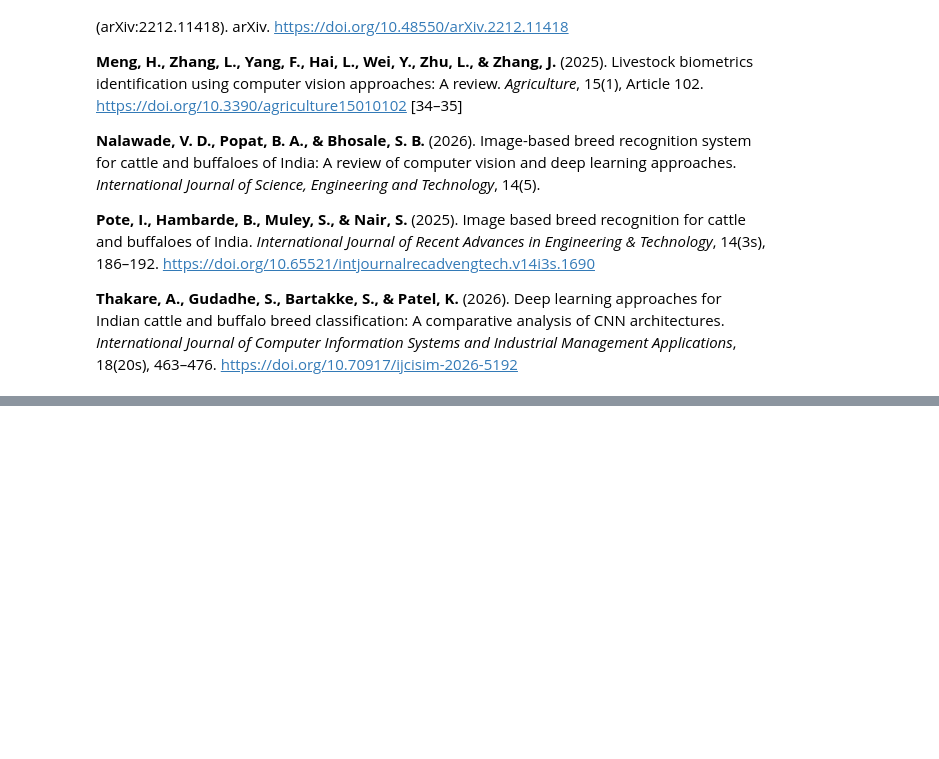
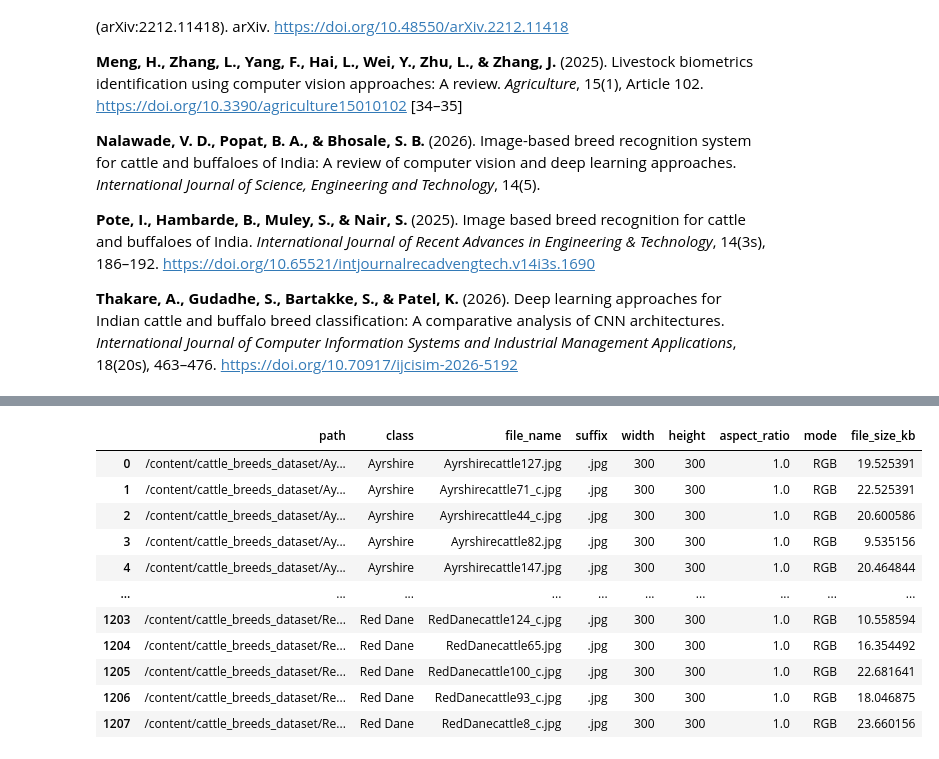
Before and after one commit to lukexyzz/Deep_Learning_Coursework, a Jupyter notebook: Deep_Learning_Coursework_s5623768.ipynb, the cells around one changed output, grey strips where cells are left out. Saved outputs shown, nothing was run; the diff lists cells and outputs as text; code cells hidden in the pictures; blank space fills up the shorter version.

Commit message:
Data auditing setup ready for evaluation

```diff
--- a/Deep_Learning_Coursework_s5623768.ipynb
+++ b/Deep_Learning_Coursework_s5623768.ipynb
@@ -68,0 +294,19 @@ Bhole, A., Falzon, G., Kwan, P., &amp; Guo, L.** (2022). *Cattle detection occlu
+# %%
+import shutil
+
+source_data_path = Path('/content/Cattle Breeds')
+target_data_path = CONFIG['data_dir']
+
+if source_data_path.exists() and source_data_path.is_dir() and not list(target_data_path.iterdir()):
+    print(f"Moving '{source_data_path}' to '{target_data_path}'...")
+    # Remove the empty target_data_path first if it exists, to avoid nesting
+    if target_data_path.exists():
+        shutil.rmtree(target_data_path)
+    shutil.move(source_data_path, target_data_path)
+    print('Move complete. Dataset structure should now be correct.')
+else:
+    print('No need to move dataset or source directory not found.')
+
+print('\nVerifying contents of data_dir after potential move:')
+for item in sorted(CONFIG['data_dir'].rglob('*')):
+    print(f' - {item.relative_to(CONFIG["data_dir"])}')
@@ -68,0 +335,57 @@ Bhole, A., Falzon, G., Kwan, P., &amp; Guo, L.** (2022). *Cattle detection occlu
+# %%
+def normalise_name(name):
+    return name.lower().replace(' ', '').replace('cattle', '')
+
+IMG_EXTS = {'.jpg', '.jpeg', '.png', '.bmp', '.webp'}
+
+class_name_map = {normalise_name(c): c for c in CONFIG['target_classes']}
+
+def canonical_class_name(folder_name):
+    return class_name_map.get(normalise_name(folder_name), folder_name)
+
+def audit_images(class_root):
+    records = []
+    corrupt = []
+
+    for class_dir in sorted([p for p in Path(class_root).iterdir() if p.is_dir()]):
+        class_name = canonical_class_name(class_dir.name)
+        if class_name not in CONFIG['target_classes']:
+            continue
+
+        for img_path in class_dir.rglob('*'):
+            if img_path.suffix.lower() not in IMG_EXTS:
+                continue
+
+            item = {
+                'path': str(img_path),
+                'class': class_name,
+                'file_name': img_path.name,
+                'suffix': img_path.suffix.lower()
+            }
+
+            try:
+                with Image.open(img_path) as im:
+                    im.verify()
+                with Image.open(img_path) as im:
+                    item['width'] = im.width
+                    item['height'] = im.height
+                    item['aspect_ratio'] = im.width / im.height if im.height else np.nan
+                    item['mode'] = im.mode
+                    item['file_size_kb'] = img_path.stat().st_size / 1024
+                records.append(item)
+            except Exception as e:
+                item['error'] = str(e)
+                corrupt.append(item)
+
+    return pd.DataFrame(records), pd.DataFrame(corrupt)
+
+audit_df, corrupt_df = audit_images(class_root)
+
+print('Usable images:', len(audit_df))
+print('Corrupt/unreadable images:', len(corrupt_df))
+display(audit_df)
+display(audit_df.groupby('class').size().rename('usable_images').to_frame())
+
+if len(corrupt_df) > 0:
+    display(corrupt_df)
+# %% [output]
@@ -68,0 +394,12 @@ Bhole, A., Falzon, G., Kwan, P., &amp; Guo, L.** (2022). *Cattle detection occlu
+|  | path | class | file_name | suffix | width | height | aspect_ratio | mode | file_size_kb |
+| 0 | /content/cattle_breeds_dataset/Ay... | Ayrshire | Ayrshirecattle127.jpg | .jpg | 300 | 300 | 1.0 | RGB | 19.525391 |
+| 1 | /content/cattle_breeds_dataset/Ay... | Ayrshire | Ayrshirecattle71_c.jpg | .jpg | 300 | 300 | 1.0 | RGB | 22.525391 |
+| 2 | /content/cattle_breeds_dataset/Ay... | Ayrshire | Ayrshirecattle44_c.jpg | .jpg | 300 | 300 | 1.0 | RGB | 20.600586 |
+| 3 | /content/cattle_breeds_dataset/Ay... | Ayrshire | Ayrshirecattle82.jpg | .jpg | 300 | 300 | 1.0 | RGB | 9.535156 |
+| 4 | /content/cattle_breeds_dataset/Ay... | Ayrshire | Ayrshirecattle147.jpg | .jpg | 300 | 300 | 1.0 | RGB | 20.464844 |
+| ... | ... | ... | ... | ... | ... | ... | ... | ... | ... |
+| 1203 | /content/cattle_breeds_dataset/Re... | Red Dane | RedDanecattle124_c.jpg | .jpg | 300 | 300 | 1.0 | RGB | 10.558594 |
+| 1204 | /content/cattle_breeds_dataset/Re... | Red Dane | RedDanecattle65.jpg | .jpg | 300 | 300 | 1.0 | RGB | 16.354492 |
+| 1205 | /content/cattle_breeds_dataset/Re... | Red Dane | RedDanecattle100_c.jpg | .jpg | 300 | 300 | 1.0 | RGB | 22.681641 |
+| 1206 | /content/cattle_breeds_dataset/Re... | Red Dane | RedDanecattle93_c.jpg | .jpg | 300 | 300 | 1.0 | RGB | 18.046875 |
+| 1207 | /content/cattle_breeds_dataset/Re... | Red Dane | RedDanecattle8_c.jpg | .jpg | 300 | 300 | 1.0 | RGB | 23.660156 |
```
Also changed, not shown: parts of 12 cells of this notebook.
